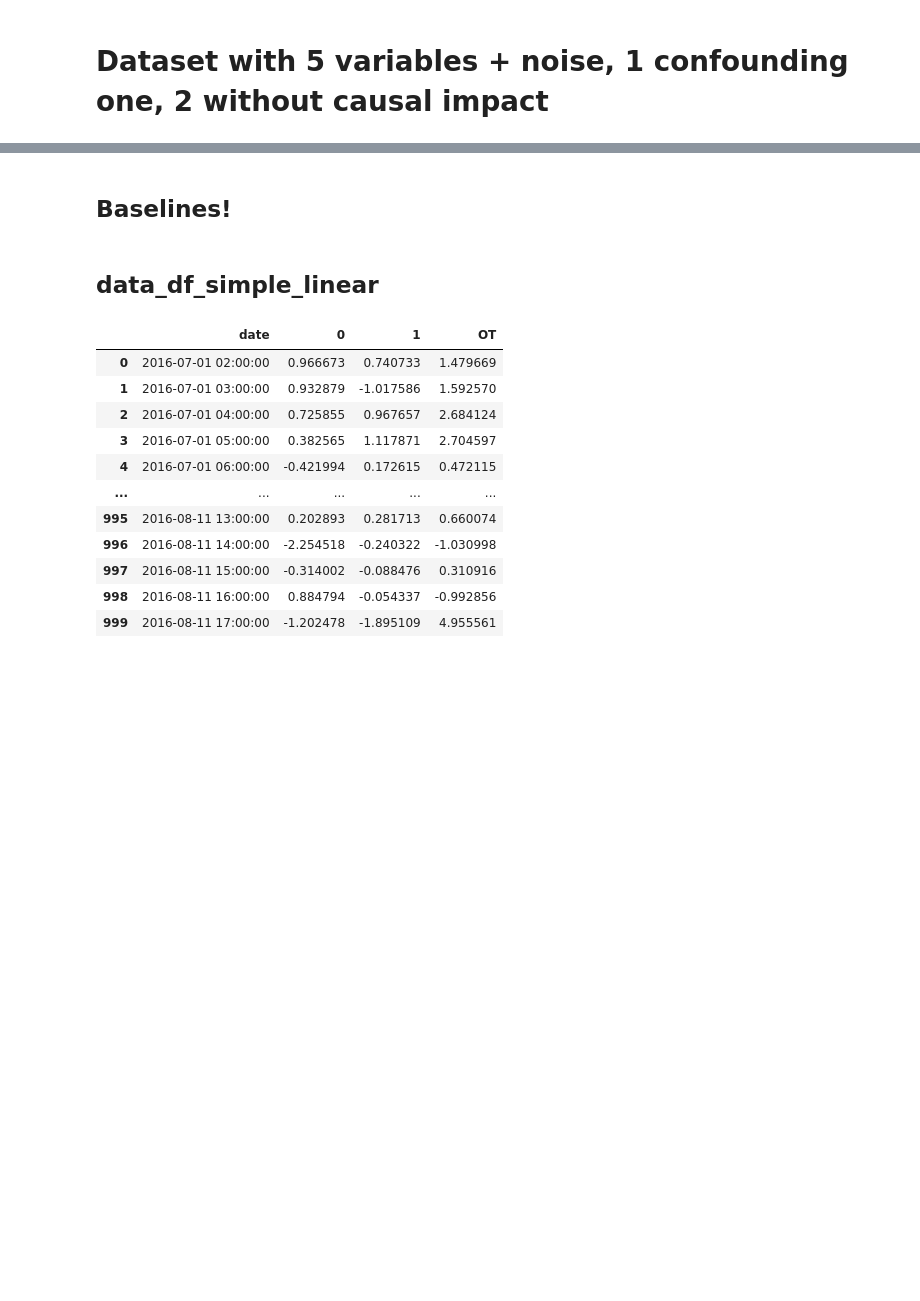
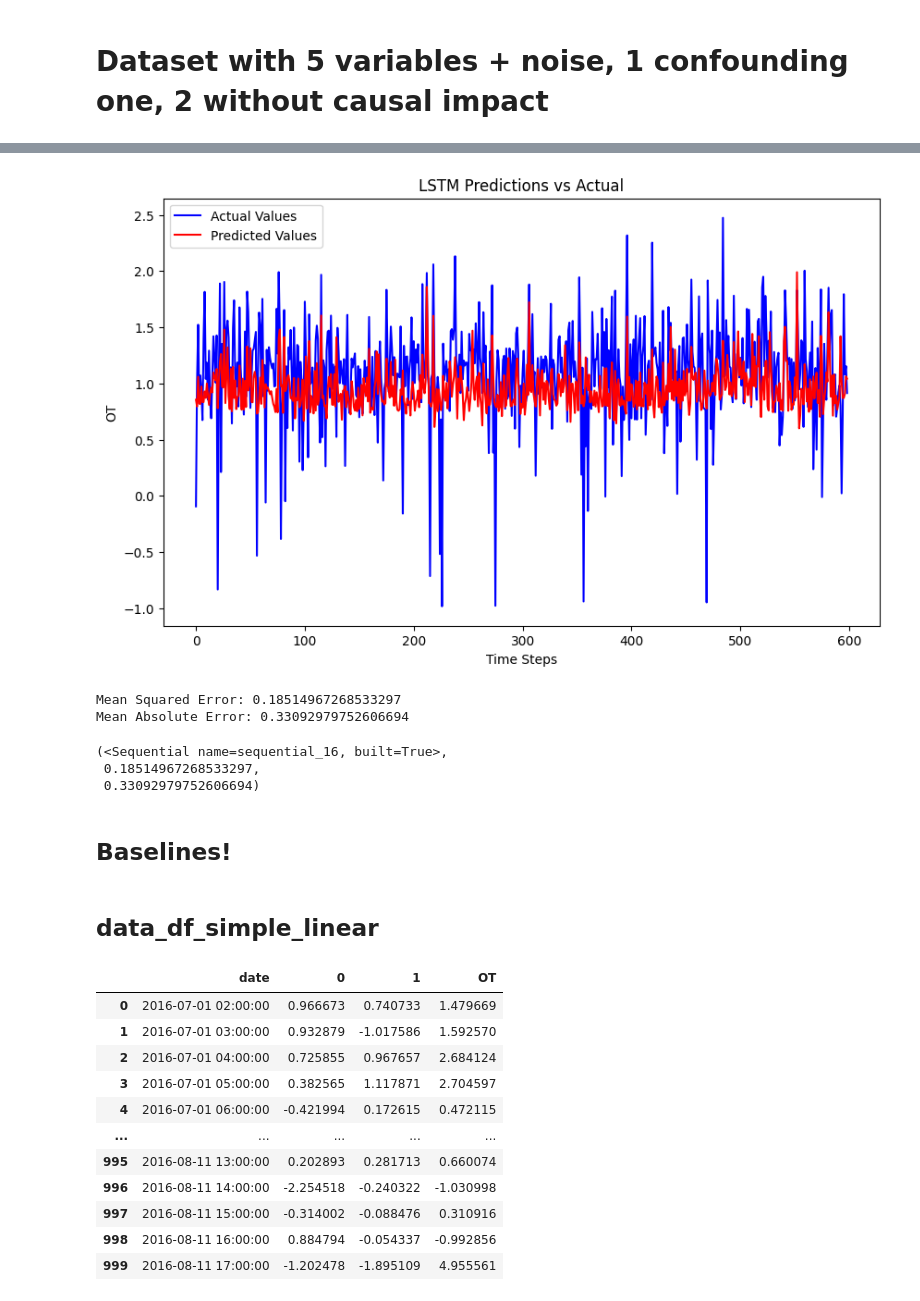
Before and after one commit to feschouw/Master_Thesis, a Jupyter notebook: Datasets/data_for_autoformer.ipynb, the cells around one changed output, grey strips where cells are left out. Cells and saved outputs as stored; diff of their text form; code cells hidden in the pictures; blank space fills up the shorter version.

```diff
--- a/Datasets/data_for_autoformer.ipynb
+++ b/Datasets/data_for_autoformer.ipynb
@@ -207,0 +455,3 @@ Mean Absolute Error: 0.309882867352585
+# %%
+run_lstm(data_df_complex_linear, ['0', '1', '2', '3'], 'OT', look_back=1, test_ratio=0.2, epochs=50, batch_size=1)
+# %% [output]
@@ -208,3 +475,9 @@ Mean Absolute Error: 0.309882867352585
+[figure, added]
+Mean Squared Error: 0.18514967268533297
+Mean Absolute Error: 0.33092979752606694
+(<Sequential name=sequential_16, built=True>,
+ 0.18514967268533297,
+ 0.33092979752606694)
 # %%
 import numpy as np
 import pandas as pd
```
Also changed, not shown: parts of 11 cells of this notebook, 3 other files.
